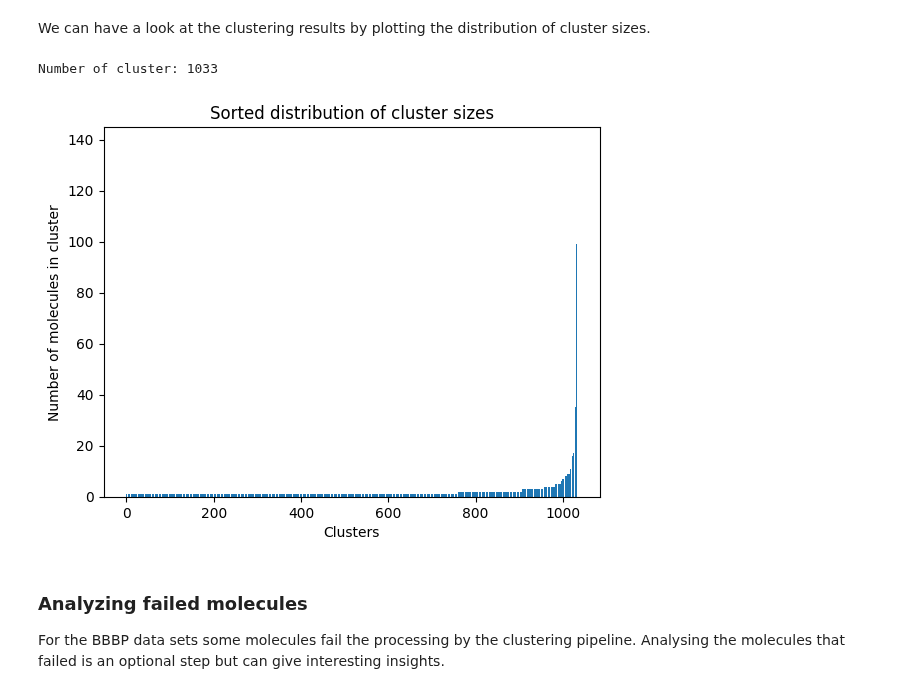
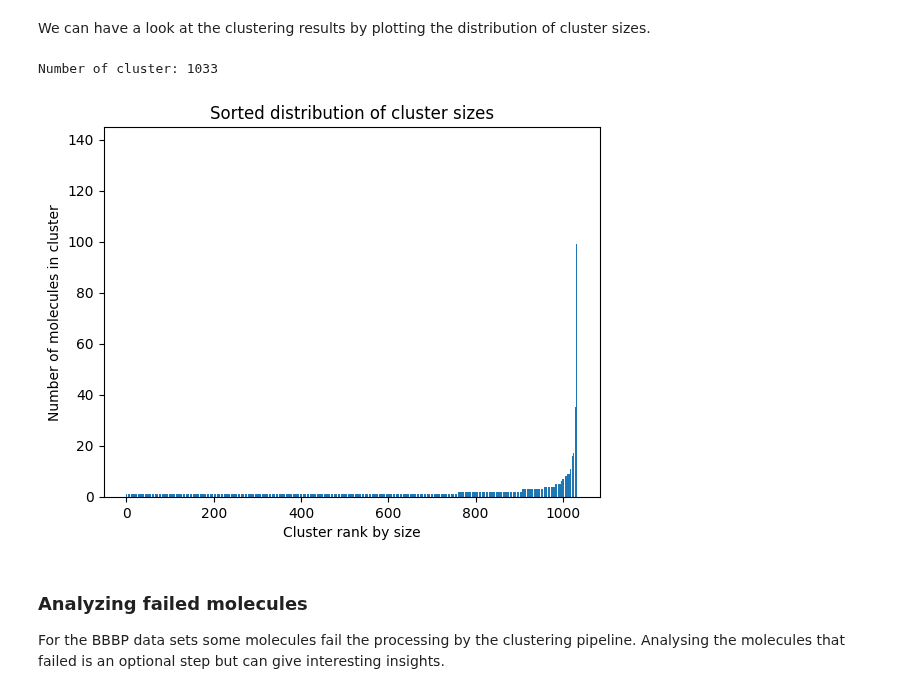
Before and after one commit to basf/MolPipeline, a Jupyter notebook: notebooks/advanced_01_hyperopt_on_bbbp.ipynb, the cells around one changed output. Saved outputs shown, nothing was run; the diff lists cells and outputs as text; code cells hidden in the pictures.

```diff
--- a/notebooks/advanced_01_hyperopt_on_bbbp.ipynb
+++ b/notebooks/advanced_01_hyperopt_on_bbbp.ipynb
@@ -165,13 +165,13 @@ We can have a look at the clustering results by plotting the distribution of clu
 # %%
 values, counts = np.unique(df["groups"], return_counts=True)
 print("Number of cluster:", len(values))
 plt.bar(range(len(counts)), sorted(counts))
-plt.xlabel("Clusters")
+plt.xlabel("Cluster rank by size")
 plt.ylabel("Number of molecules in cluster")
 _ = plt.title("Sorted distribution of cluster sizes")
 # %% [output]
 Number of cluster: 1033
-[figure, old version]
+[figure, new version]
 # %% [markdown]
 ### Analyzing failed molecules
 
```
Also changed, not shown: parts of 4 cells of this notebook.
